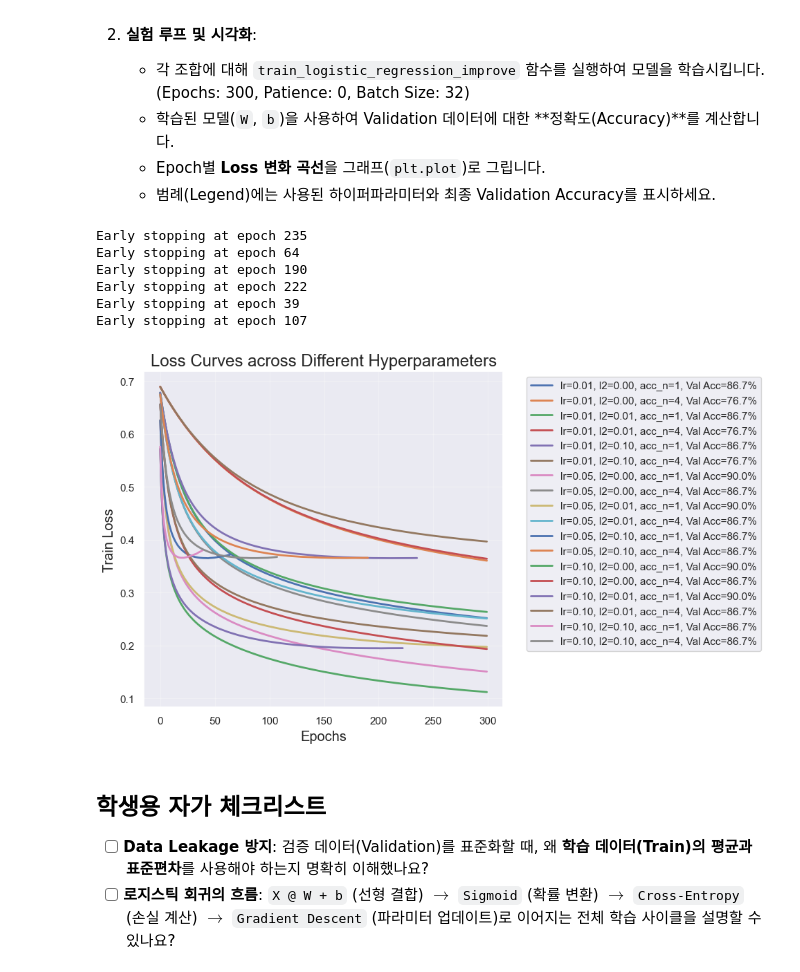
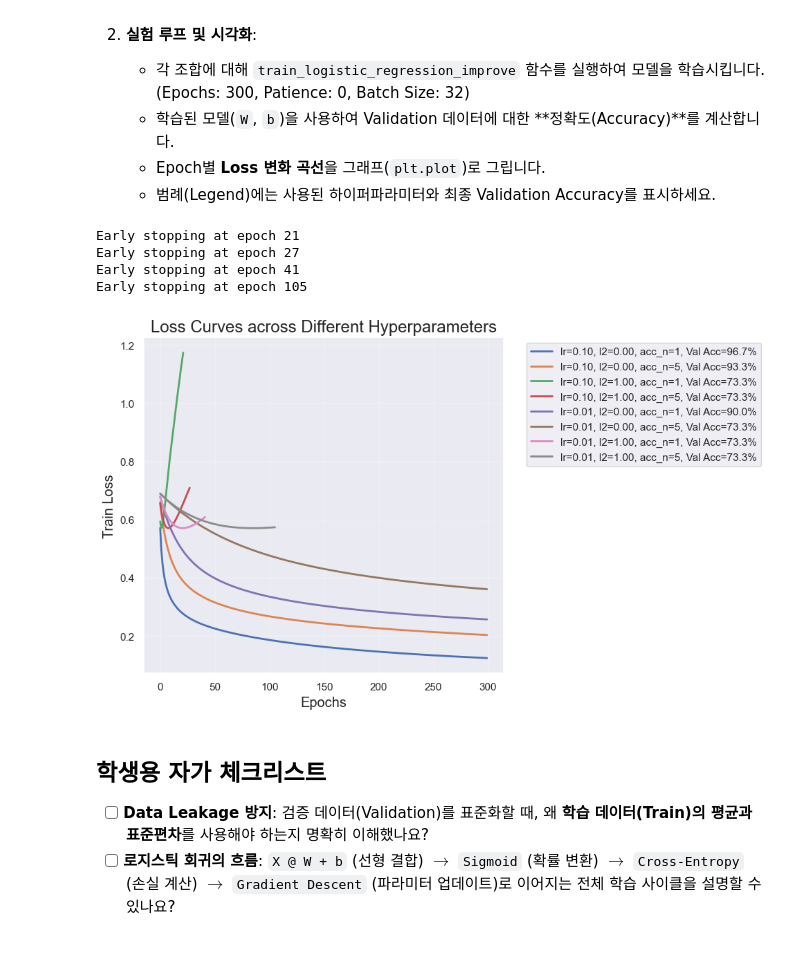
Before and after one commit to seongung33/problem_code, a Jupyter notebook: AI_home/(과제-문제) 0-2_로지스틱 회귀 구현.ipynb, the cells around one changed output. Saved outputs shown, nothing was run; the diff lists cells and outputs as text; code cells hidden in the pictures.

```diff
--- a/AI_home/(과제-문제) 0-2_로지스틱 회귀 구현.ipynb
+++ b/AI_home/(과제-문제) 0-2_로지스틱 회귀 구현.ipynb
@@ -625,48 +625,46 @@ Valid Accuracy: 0.8667
     * 범례(Legend)에는 사용된 하이퍼파라미터와 최종 Validation Accuracy를 표시하세요.
 # %%
 # 1. 실험 조합 설정 (학습률, L2, 누적 스텝)
-lrs = [0.01, 0.05, 0.1]
-l2s = [0.0, 0.01, 0.1]
-accs = [1, 4]
+lrs = [0.1, 0.01]
+l2s = [0.00, 1.0]
+accs = [1, 5]
 experiments = list(product(lrs, l2s, accs))
 
 # 2. 실험 루프 및 시각화
 plt.figure(figsize=(10, 6))
 for lr, l2, acc_n in experiments:
     # 모델 학습 수행
     W, b, losses = train_logistic_regression_improve(
     X_train, y_train,
     lr=lr,
     epochs=300,
     batch_size=32,
     l2=l2,
     accumulate_n=acc_n,
     patience=20
 )
 
     # Validation data에 대한 정확도 계산 및 시각화
     p_val = sigmoid(X_valid @ W + b)
     y_pred = (p_val >= 0.5).astype(int)
     acc = np.mean(y_pred == y_valid)
 
     label = f"lr={lr:.2f}, l2={l2:.2f}, acc_n={acc_n}, Val Acc={acc*100:3.1f}%"
     plt.plot(losses, label=label, linewidth=2)
 
 plt.xlabel("Epochs", size="large")
 plt.ylabel("Train Loss", size="large")
 plt.title("Loss Curves across Different Hyperparameters", size="x-large")
 plt.legend(bbox_to_anchor=(1.05, 1), loc='upper left')
 plt.grid(alpha=0.3)
 plt.tight_layout()
 plt.show()
 # %% [output]
-Early stopping at epoch 235
-Early stopping at epoch 64
-Early stopping at epoch 190
-Early stopping at epoch 222
-Early stopping at epoch 39
-Early stopping at epoch 107
+Early stopping at epoch 21
+Early stopping at epoch 27
+Early stopping at epoch 41
+Early stopping at epoch 105
-[figure, old version]
+[figure, new version]
 # %% [markdown]
 ## 학생용 자가 체크리스트
 
```
Also changed, not shown: parts of 2 cells of this notebook, 4 other files.
